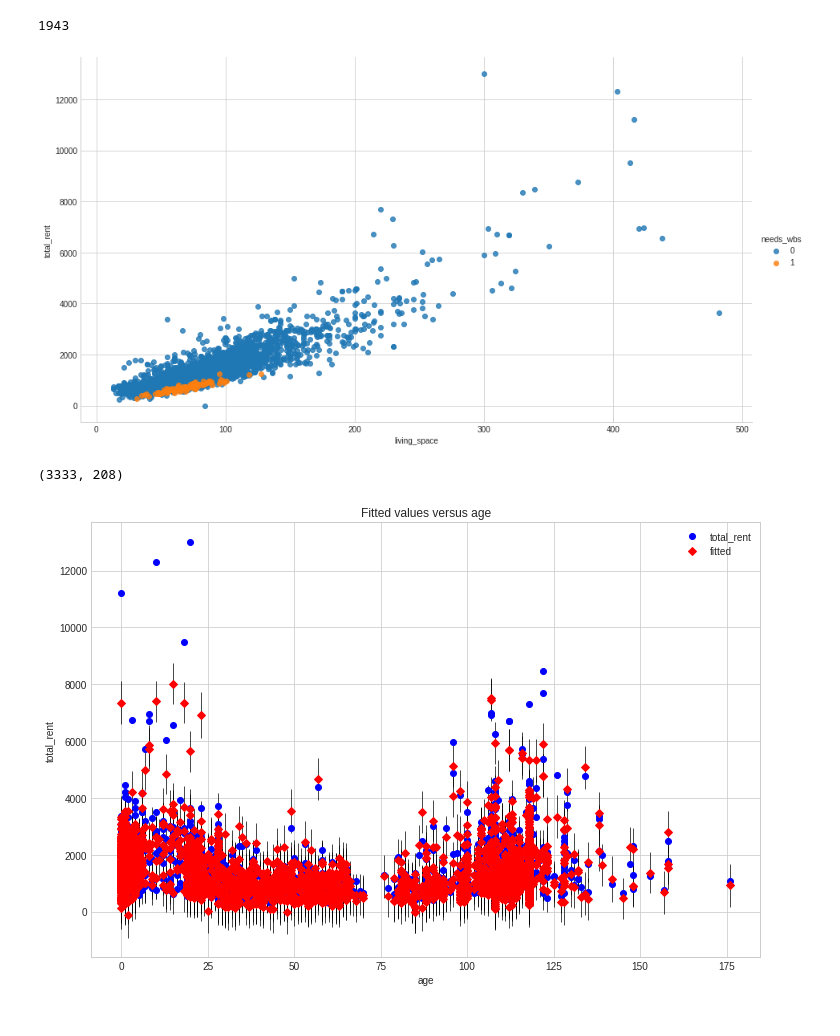
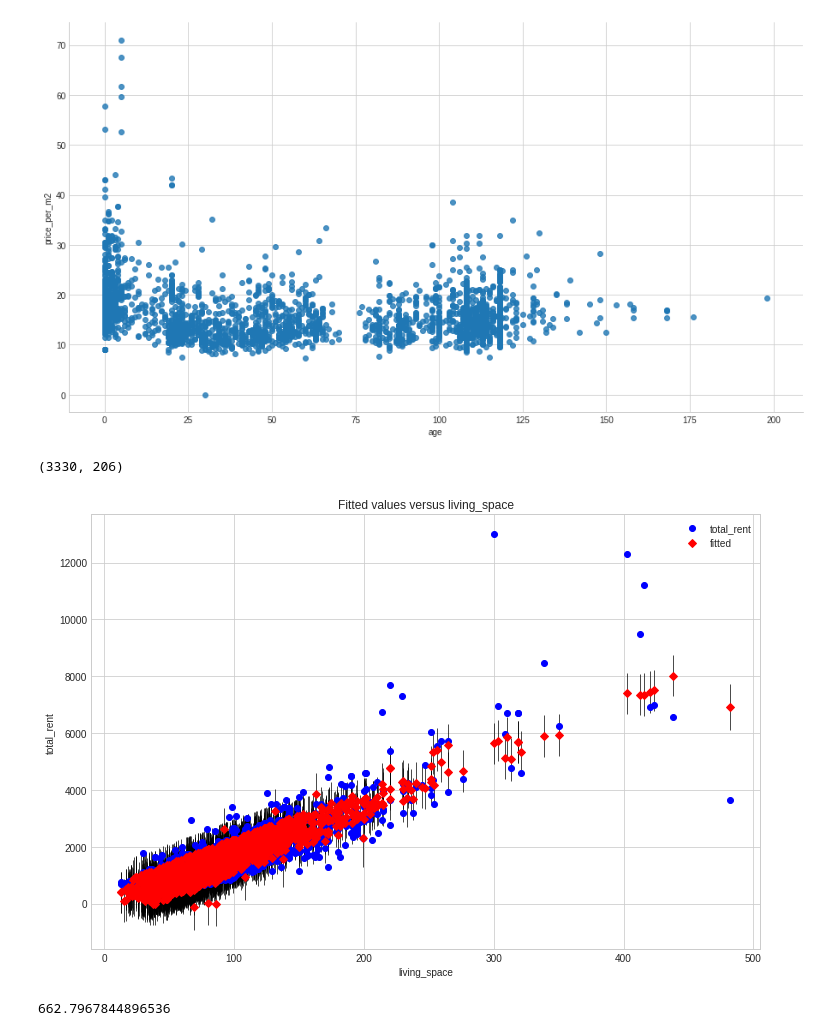
Before and after one commit to shimshir/ds, a Jupyter notebook: is24/berlin.ipynb, the cells around one changed output. Drawn from its saved outputs; the diff is of its cells as text; code cells hidden in the pictures.

```diff
--- a/is24/berlin.ipynb
+++ b/is24/berlin.ipynb
@@ -7,6 +7,7 @@ import seaborn as sns
 plt.style.use('seaborn-whitegrid')
 # %%
 df = pd.read_csv('data/exposes-berlin.csv', index_col=0).replace({'None': np.nan, True: 1, False: 0})
+df = df[(df.zipcode.notnull()) & (df.zipcode != '37127')]
 df['total_rent'] = pd.to_numeric(df['total_rent'])
 df['living_space'] = pd.to_numeric(df['living_space'])
 df['rooms'] = pd.to_numeric(df['rooms'])
@@ -27,17 +22,12 @@ df.head()
-# %%
-2018 - 75
-# %% [output]
-1943
 # %%
-sns.lmplot('living_space',
-           'total_rent',
+sns.lmplot('age',
+           'price_per_m2',
            data=df,
            fit_reg=False,
-           hue='needs_wbs',
            size=7,
            aspect=1.8);
 # %% [output]
-[figure, old version]
+[figure, new version]
 # %%
 dummy_zipcodes = pd.get_dummies(df.zipcode)
 df_with_dummies = df.join(dummy_zipcodes)
@@ -45,7 +35,7 @@ dummies_formula = ' + '.join(map(str, dummy_zipcodes.columns.values))
 # %%
 df_with_dummies.shape
 # %% [output]
-(3333, 208)
+(3330, 206)
 # %%
 import statsmodels.formula.api as sm
 import statsmodels.api as sms
@@ -66,6 +56,30 @@ result = sm.ols(
 ).fit()
 # %%
 fig, ax = plt.subplots(figsize=(12, 8))
-fig = sms.graphics.plot_fit(result, 'age', ax=ax)
+fig = sms.graphics.plot_fit(result, 'living_space', ax=ax)
 # %% [output]
-[figure, old version]
+[figure, new version]
+# %%
+params = result.params
+living_space = 64.14
+age = 2018 - 1900
+floor = 4
+has_balcony = 1
+has_kitchen = 0
+has_cellar = 0
+has_elevator = 0
+needs_wbs = 0
+zip_code = '12347'
+expected_price = params['Intercept'] + \
+                 params['living_space'] * living_space + \
+                 params['age'] * age + \
+                 params['floor'] * floor + \
+                 params['has_balcony'] * has_balcony + \
+                 params['has_kitchen'] * has_kitchen + \
+                 params['has_cellar'] * has_cellar + \
+                 params['has_elevator'] * has_elevator + \
+                 params['needs_wbs'] * needs_wbs + \
+                 params['zc_' + zip_code]
+expected_price
+# %% [output]
+662.7967844896536
```
Also changed, not shown: parts of 1 cell of this notebook.
